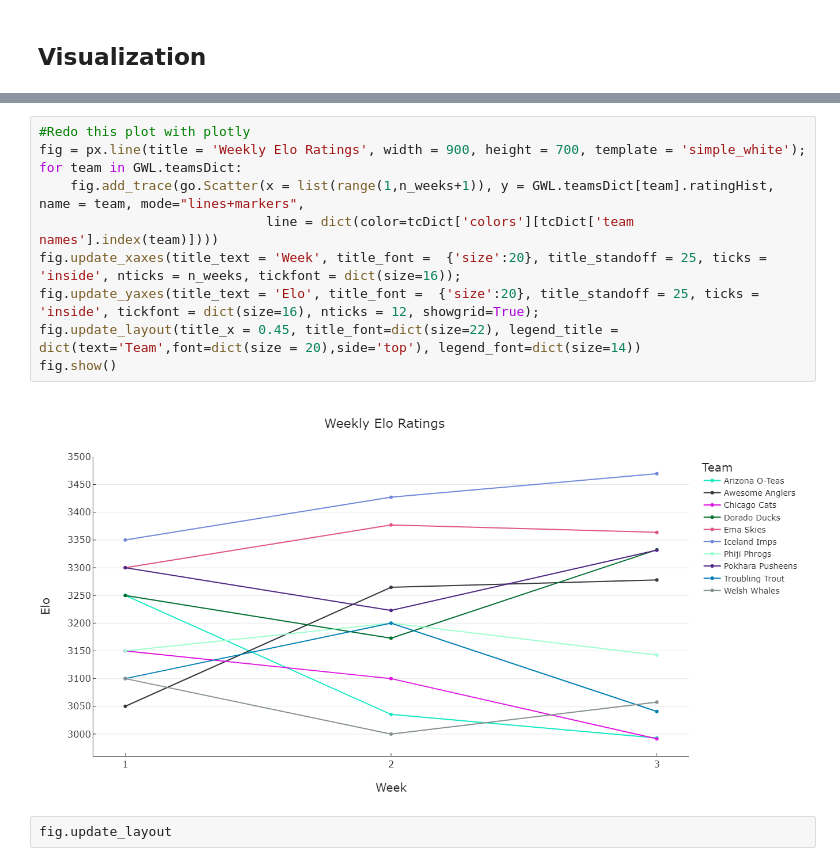
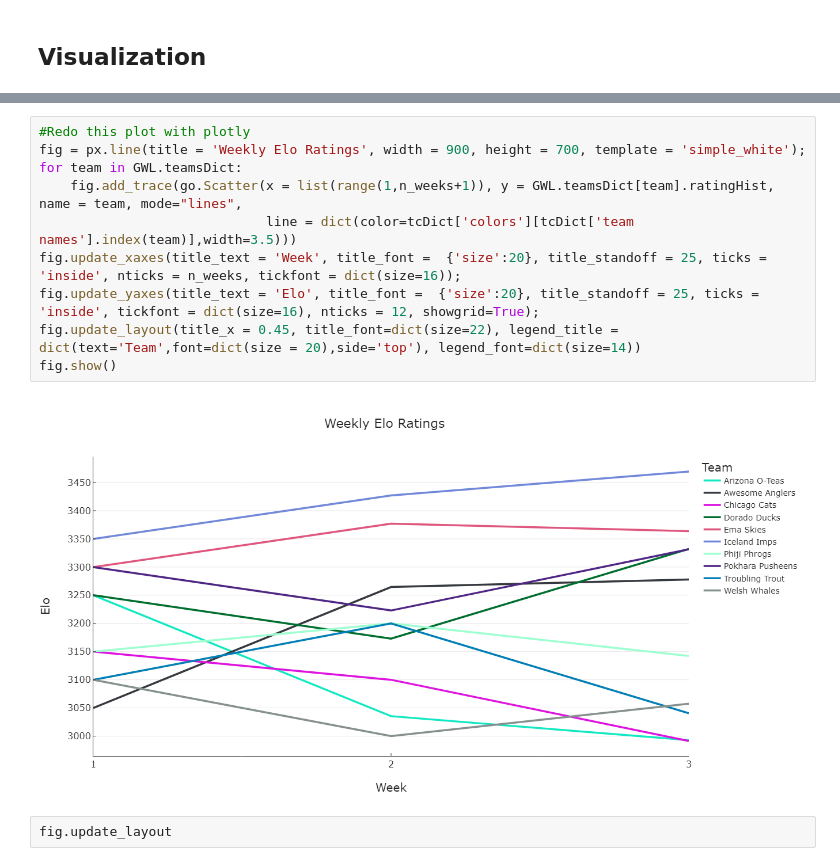
Before and after one commit to rmflemming/GWL-elo-preds, a Jupyter notebook: Notebooks/3_GWLmapscoreELO_sims.ipynb, the cells around one changed output, grey strips where cells are left out. Cells and saved outputs as stored; diff of their text form.

```diff
--- a/Notebooks/3_GWLmapscoreELO_sims.ipynb
+++ b/Notebooks/3_GWLmapscoreELO_sims.ipynb
@@ -284,15 +284,15 @@ plt.legend(loc='right',bbox_to_anchor = (1.25,.8));
 # %%
 #Redo this plot with plotly
 fig = px.line(title = 'Weekly Elo Ratings', width = 900, height = 700, template = 'simple_white');
 for team in GWL.teamsDict:
-    fig.add_trace(go.Scatter(x = list(range(1,n_weeks+1)), y = GWL.teamsDict[team].ratingHist, name = team, mode="lines+markers",
-                             line = dict(color=tcDict['colors'][tcDict['team names'].index(team)])))
+    fig.add_trace(go.Scatter(x = list(range(1,n_weeks+1)), y = GWL.teamsDict[team].ratingHist, name = team, mode="lines",
+                             line = dict(color=tcDict['colors'][tcDict['team names'].index(team)],width=3.5)))
 fig.update_xaxes(title_text = 'Week', title_font =  {'size':20}, title_standoff = 25, ticks = 'inside', nticks = n_weeks, tickfont = dict(size=16));
 fig.update_yaxes(title_text = 'Elo', title_font =  {'size':20}, title_standoff = 25, ticks = 'inside', tickfont = dict(size=16), nticks = 12, showgrid=True);
 fig.update_layout(title_x = 0.45, title_font=dict(size=22), legend_title = dict(text='Team',font=dict(size = 20),side='top'), legend_font=dict(size=14))
 fig.show()
 # %% [output]
-[figure, old version]
+[figure, new version]
 # %%
 fig.update_layout
 # %% [output]
```
Also changed, not shown: parts of 1 cell of this notebook, 1 other file.
